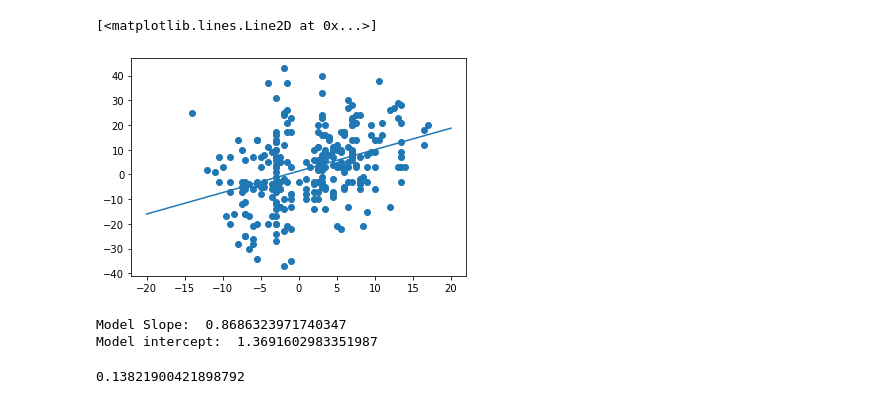
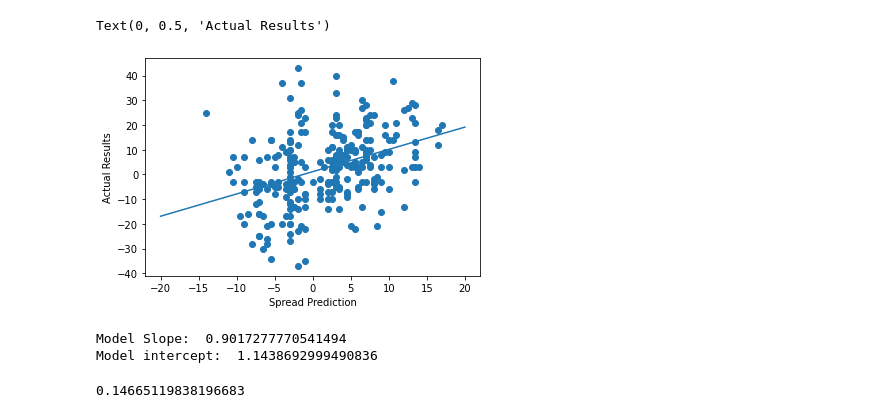
Before and after one commit to gkim23/nfl_game_prediction, a Jupyter notebook: NFLGamePrediction.ipynb, the cells around one changed output. Cells and saved outputs as stored; diff of their text form; code cells hidden in the pictures.

```diff
--- a/NFLGamePrediction.ipynb
+++ b/NFLGamePrediction.ipynb
@@ -45,7 +57,7 @@ df.loc[df['team_favorite_id'] == 'NE', 'team_favorite_id'] = 'New England Patrio
 df.loc[df['team_favorite_id'] == 'NO', 'team_favorite_id'] = 'New Orleans Saints'
 df.loc[df['team_favorite_id'] == 'NYG', 'team_favorite_id'] = 'New York Giants'
 df.loc[df['team_favorite_id'] == 'NYJ', 'team_favorite_id'] = 'New York Jets'
-df.loc[df['team_favorite_id'] == 'LV', 'team_favorite_id'] = 'Las Vegas Raiders'
+df.loc[df['team_favorite_id'] == 'OAK', 'team_favorite_id'] = 'Oakland Raiders'
 df.loc[df['team_favorite_id'] == 'PHI', 'team_favorite_id'] = 'Philadelphia Eagles'
 df.loc[df['team_favorite_id'] == 'PIT', 'team_favorite_id'] = 'Pittsburgh Steelers'
 df.loc[df['team_favorite_id'] == 'LAC', 'team_favorite_id'] = 'Los Angeles Chargers'
@@ -54,10 +66,5 @@ df.loc[df['team_favorite_id'] == 'SEA', 'team_favorite_id'] = 'Seattle Seahawks'
 df.loc[df['team_favorite_id'] == 'LAR', 'team_favorite_id'] = 'Los Angeles Rams'
 df.loc[df['team_favorite_id'] == 'TB', 'team_favorite_id'] = 'Tampa Bay Buccaneers'
 df.loc[df['team_favorite_id'] == 'TEN', 'team_favorite_id'] = 'Tennessee Titans'
-df.loc[df['team_favorite_id'] == 'WAS', 'team_favorite_id'] = 'Washington Football Team'
-
-df.loc[df['team_home'] == df['team_favorite_id'], 'spread_favorite'] *= -1
-x = df['spread_favorite']
-y = df['score_differential']
-plt.scatter(x, y)
+df.loc[df['team_favorite_id'] == 'WAS', 'team_favorite_id'] = 'Washington Redskins'
 # %% [output]
@@ -66,19 +91,21 @@ plt.scatter(x, y)
 # %%
 from sklearn.linear_model import LinearRegression
 model = LinearRegression(fit_intercept = True)
 model.fit(x[:, np.newaxis], y)
 xfit = np.linspace(-20, 20)
 yfit = model.predict(xfit[:, np.newaxis])
 plt.scatter(x,y)
 plt.plot(xfit, yfit)
+plt.xlabel('Spread Prediction')
+plt.ylabel('Actual Results')
 # %% [output]
-[<matplotlib.lines.Line2D at 0x...>]
+Text(0, 0.5, 'Actual Results')
-[figure, old version]
+[figure, new version]
 # %%
 print("Model Slope: ", model.coef_[0])
 print("Model intercept: ", model.intercept_)
 model.score(x[:, np.newaxis], y)
 # %% [output]
-Model Slope:  0.8686323971740347
-Model intercept:  1.3691602983351987
+Model Slope:  0.9017277770541494
+Model intercept:  1.1438692999490836
-0.13821900421898792
+0.14665119838196683
```
Also changed, not shown: parts of 9 cells of this notebook.
